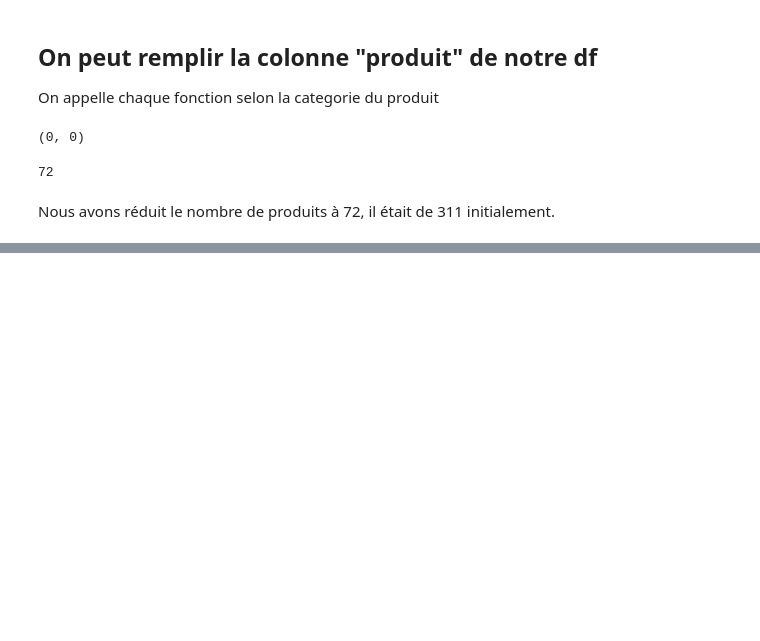
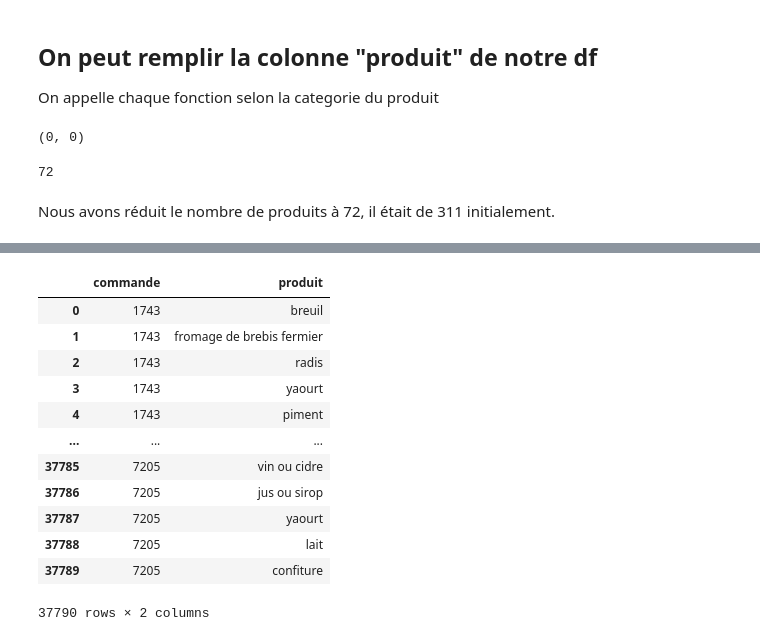
Before and after one commit to Kesskisspass/etxaldebot, a Jupyter notebook: recommandation/etxaldebot.ipynb, the cells around one changed output, grey strips where cells are left out. Drawn from its saved outputs; the diff is of its cells as text; code cells hidden in the pictures; blank space fills up the shorter version.

```diff
--- a/recommandation/etxaldebot.ipynb
+++ b/recommandation/etxaldebot.ipynb
@@ -587,0 +599,16 @@ Nous avons réduit le nombre de produits à 72, il était de 311 initialement.
+# %%
+df_to_transform
+# %% [output]
+|  | commande | produit |
+| 0 | 1743 | breuil |
+| 1 | 1743 | fromage de brebis fermier |
+| 2 | 1743 | radis |
+| 3 | 1743 | yaourt |
+| 4 | 1743 | piment |
+| ... | ... | ... |
+| 37785 | 7205 | vin ou cidre |
+| 37786 | 7205 | jus ou sirop |
+| 37787 | 7205 | yaourt |
+| 37788 | 7205 | lait |
+| 37789 | 7205 | confiture |
+37790 rows × 2 columns
```
Also changed, not shown: parts of 4 cells of this notebook.
